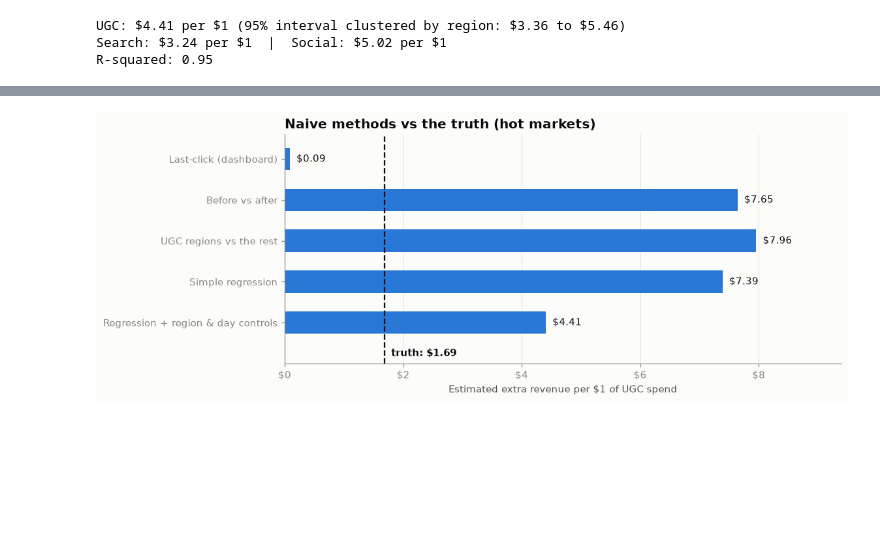
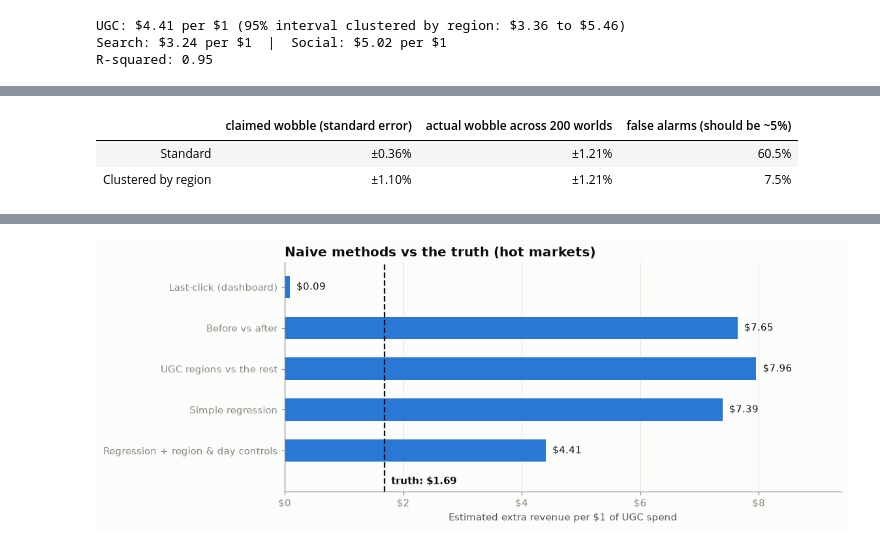
Before and after one commit to menni99/incrementality-mmm-lab, a Jupyter notebook: incrementality.ipynb, the cells around one changed output, grey strips where cells are left out. Drawn from its saved outputs; the diff is of its cells as text; code cells hidden in the pictures; blank space fills up the shorter version.

```diff
--- a/incrementality.ipynb
+++ b/incrementality.ipynb
@@ -1017,0 +1025,27 @@ Controls only help with the problems you control for. The trap here, budget foll
+# %%
+def fake_campaign_test(seed):
+    _, world = simulate_world(WorldConfig(seed=seed))                  # no marketing at all
+    d = world[world["date"].between("2025-01-04", "2025-04-25")].copy()  # 8 weeks before + 8-week "test"
+    fake = np.random.default_rng(1000 + seed).permutation(d["geo"].unique())[:25]
+    d["fake_ugc_on"] = (d["geo"].isin(fake) & (d["date"] >= "2025-03-01")).astype(float)
+    d["log_sales"] = np.log(d["baseline_sales"])                     # so the effect reads as a %
+    model = smf.ols("log_sales ~ fake_ugc_on + C(geo) + C(date)", data=d)
+    standard = model.fit()
+    clustered = model.fit(cov_type="cluster", cov_kwds={"groups": d["geo"].astype("category").cat.codes})
+    return {"world": seed, "estimate": standard.params["fake_ugc_on"],
+            "se_standard": standard.bse["fake_ugc_on"], "se_clustered": clustered.bse["fake_ugc_on"]}
+
+fake = pd.DataFrame([fake_campaign_test(seed) for seed in range(200)])  # takes about half a minute
+
+pd.DataFrame({
+    "": ["Standard", "Clustered by region"],
+    "claimed wobble (standard error)": [fake["se_standard"].mean(), fake["se_clustered"].mean()],
+    "actual wobble across 200 worlds": [fake["estimate"].std()] * 2,
+    "false alarms (should be ~5%)": [(fake["estimate"].abs() > 1.96 * fake["se_standard"]).mean(),
+                                     (fake["estimate"].abs() > 1.96 * fake["se_clustered"]).mean()],
+}).style.format({"claimed wobble (standard error)": "±{:.2%}", "actual wobble across 200 worlds": "±{:.2%}",
+                 "false alarms (should be ~5%)": "{:.1%}"}).hide(axis="index")
+# %% [output]
+|  | claimed wobble (standard error) | actual wobble across 200 worlds | false alarms (should be ~5%) |
+| Standard | ±0.36% | ±1.21% | 60.5% |
+| Clustered by region | ±1.10% | ±1.21% | 7.5% |
```
Also changed, not shown: parts of 6 cells of this notebook.
